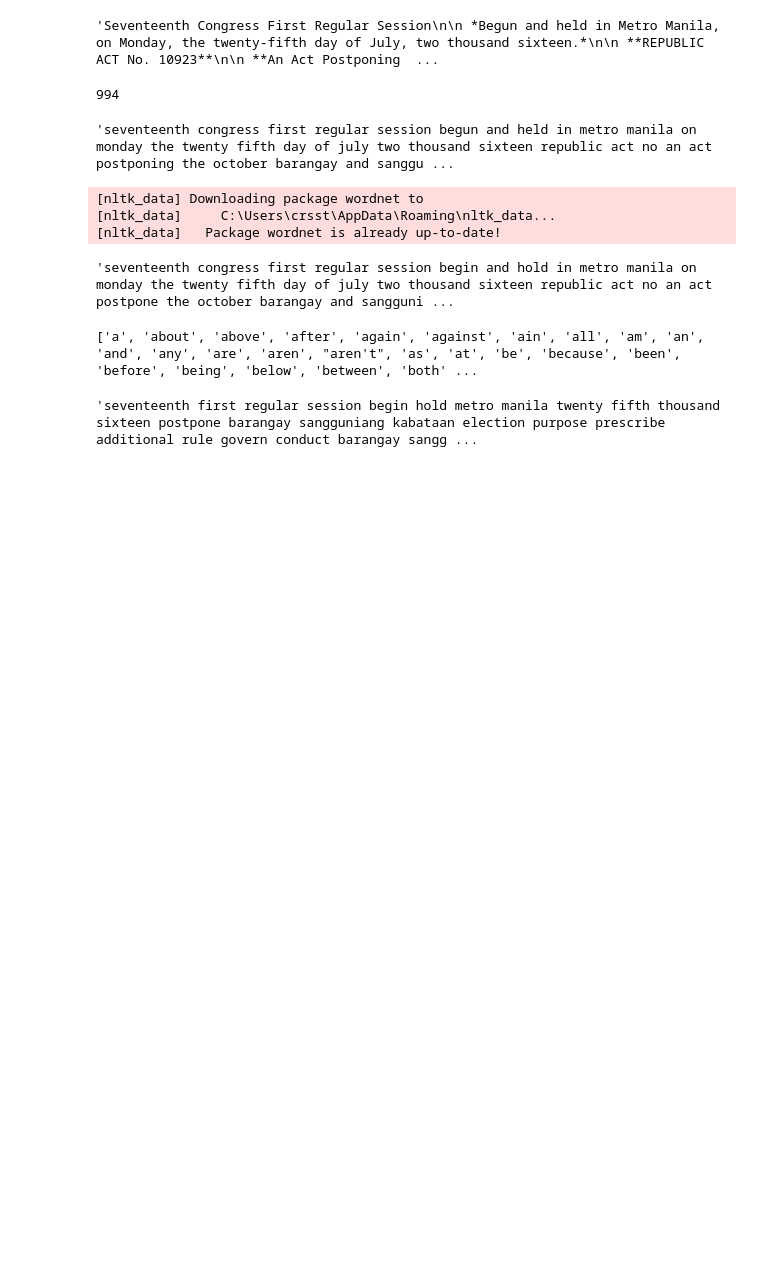
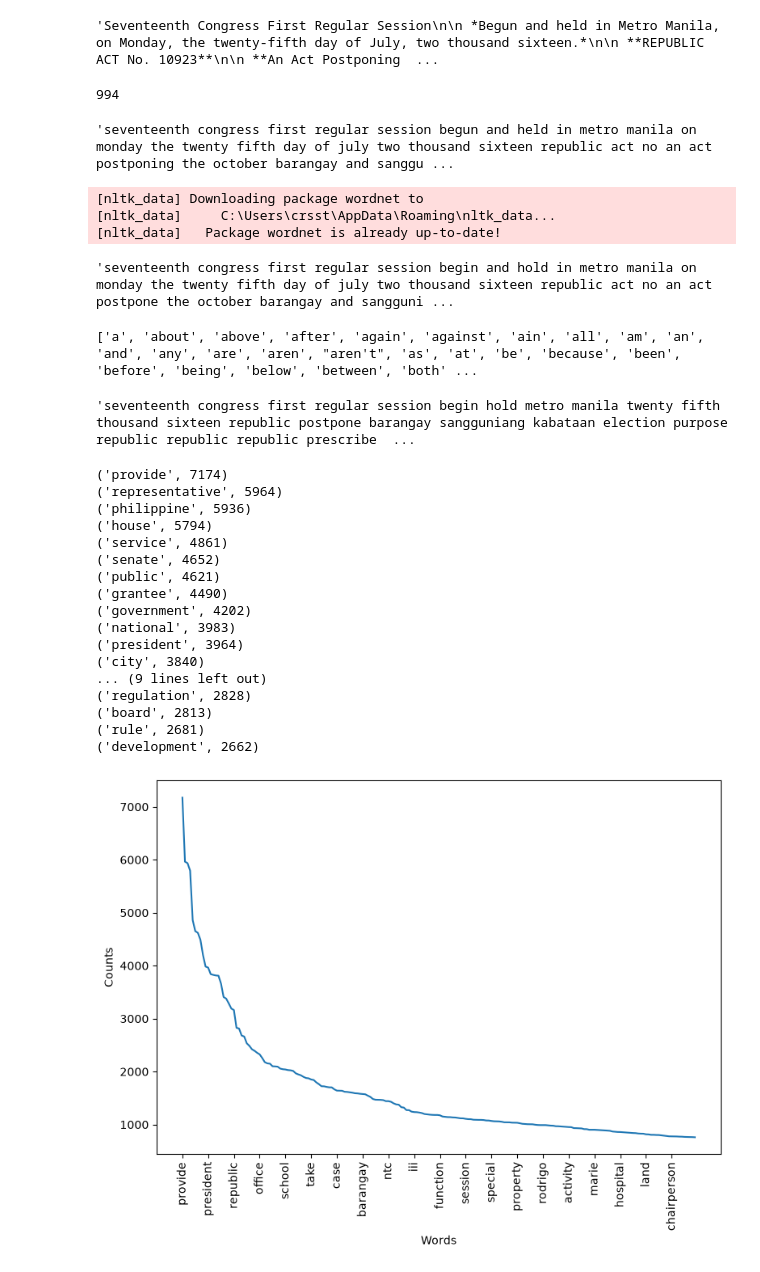
Before and after one commit to kabiikawa/csci-261.03-project, a Jupyter notebook: project/1 - Cleaning.ipynb, the cells around one changed output. Cells and saved outputs as stored; diff of their text form; code cells hidden in the pictures; blank space fills up the shorter version.

```diff
--- a/project/1 - Preprocessing.ipynb
+++ b/project/1 - Cleaning.ipynb
@@ -288,8 +246,8 @@ stop_words.append('shall')
 stop_words.append('may')
 stop_words.append('amend')
 stop_words.append('hereby')
-stop_words.append('republic')
-stop_words.append('official')
+# stop_words.append('republic')
+# stop_words.append('official')
 stop_words.append('year')
 stop_words.append('thereof')
 stop_words.append('sgd')
@@ -297,12 +255,13 @@ stop_words.append('thence')
 stop_words.append('thereafter')
 stop_words.append('along')
 stop_words.append('day') # e.g., 'the twenty-sixth day of July'
-stop_words.append('article')
-stop_words.append('senate')
-stop_words.append('representative') # unsure, it can actually not refer to HoR
-stop_words.append('congress') # 'Be it enacted by the Senate and House of Representatives of the Philippines in Congress assembled:'
+# stop_words.append('article')
+# stop_words.append('senate')
+# stop_words.append('representative') # unsure, it can actually not refer to HoR
+# stop_words.append('congress') # 'Be it enacted by the Senate and House of Representatives of the Philippines in Congress assembled:'
 stop_words.append('upon')
 stop_words.append('subsection')
+# stop_words.append('provide') # 'Provided, That if there is no case filed'
 
 # idk why there are 'x.x.x'
 stop_words.append('x') # ref: https://lawphil.net/statutes/repacts/ra2017/ra_10963_2017.html '(A) x x x'
@@ -338,6 +297,50 @@ df['cleaned_content'].iloc[0]
 # df[df['cleaned_content'].str.contains("amend")]
 # %% [output]
 ['a', 'about', 'above', 'after', 'again', 'against', 'ain', 'all', 'am', 'an', 'and', 'any', 'are', 'aren', "aren't", 'as', 'at', 'be', 'because', 'been', 'before', 'being', 'below', 'between', 'both' ...
-'seventeenth first regular session begin hold metro manila twenty fifth thousand sixteen postpone barangay sangguniang kabataan election purpose prescribe additional rule govern conduct barangay sangg ...
+'seventeenth congress first regular session begin hold metro manila twenty fifth thousand sixteen republic postpone barangay sangguniang kabataan election purpose republic republic republic prescribe  ...
+# %%
+from collections import Counter
+import matplotlib.pyplot as plt
+import seaborn as sns
+
+def plot_counts(counts, n_words = 200, by_x = 10):
+    counts = pd.DataFrame(counts.items(), columns = ('word', 'count'))
+    counts.sort_values('count', ascending = False, inplace = True)
+
+    _, ax = plt.subplots(figsize = (9, 6))
+    g = sns.lineplot(x = 'word', y = 'count', data = counts[:n_words], ax = ax)
+    g.set(xlabel = "Words", ylabel = "Counts")
+    plt.xticks(rotation = 90, ticks = range(0, n_words, by_x));
+
+total_tokens_counter = Counter()
+total_tokens: list[str] = []
+for cleaned_content in df['cleaned_content']:
+    tokens = word_tokenize(cleaned_content)
+    total_tokens.extend(tokens)
+    tokens_count = Counter(tokens)
+    total_tokens_counter.update(tokens_count)
+
+for entry in total_tokens_counter.most_common(25):
+    print(entry)
+plot_counts(total_tokens_counter)
+# %% [output]
+('provide', 7174)
+('representative', 5964)
+('philippine', 5936)
+('house', 5794)
+('service', 4861)
+('senate', 4652)
+('public', 4621)
+('grantee', 4490)
+('government', 4202)
+('national', 3983)
+('president', 3964)
+('city', 3840)
+... (9 lines left out)
+('regulation', 2828)
+('board', 2813)
+('rule', 2681)
+('development', 2662)
+[figure, added]
 # %%
 # I don't need contractions based on this list (manually searched thru content column) https://en.wikipedia.org/wiki/Contraction_(grammar)
```
Also changed, not shown: parts of 8 cells of this notebook, 7 other files.
